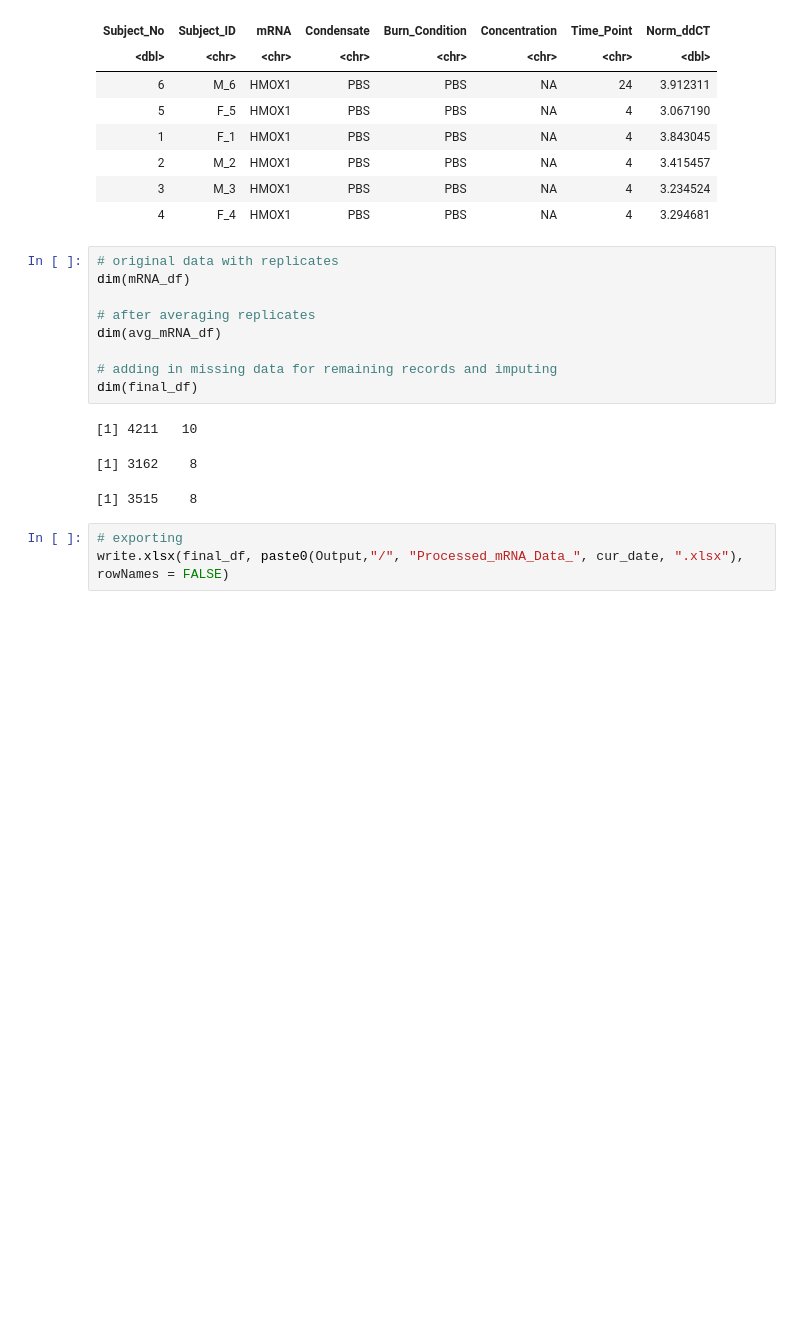
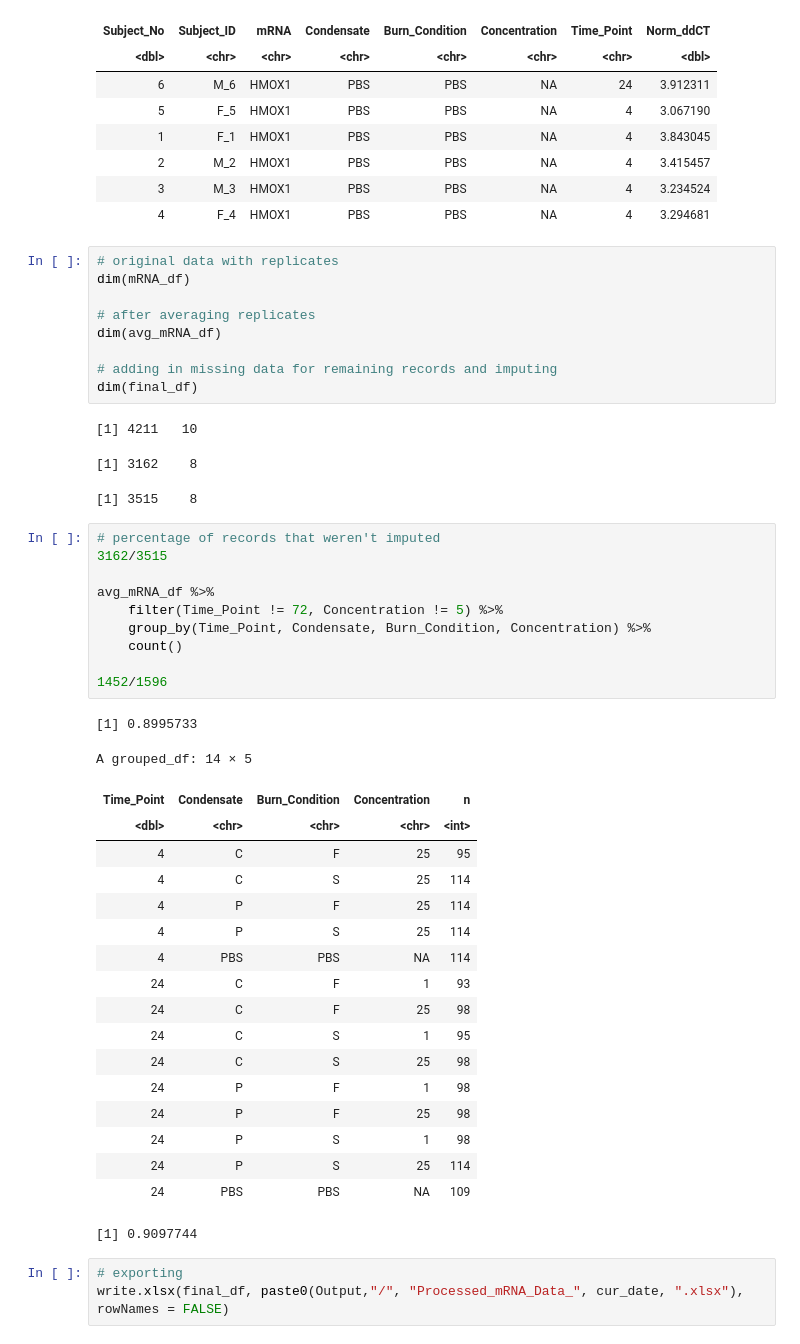
Before and after one commit to UNC-CEMALB/Burn-pit-smoke-condensate-mediated-toxicity-in-human-airway-epithelial-cells-, a Jupyter notebook: 1. Data Processing/mRNA Data Processing.ipynb, the cells around one changed output. Saved outputs shown, nothing was run; the diff lists cells and outputs as text; blank space fills up the shorter version.

```diff
--- a/1. Data Processing/mRNA Data Processing.ipynb
+++ b/1. Data Processing/mRNA Data Processing.ipynb
@@ -207,6 +285,36 @@ dim(final_df)
 [1] 4211   10
 [1] 3162    8
 [1] 3515    8
+# %%
+# percentage of records that weren't imputed
+3162/3515
+
+avg_mRNA_df %>%
+    filter(Time_Point != 72, Concentration != 5) %>%
+    group_by(Time_Point, Condensate, Burn_Condition, Concentration) %>%
+    count()
+
+1452/1596
+# %% [output]
+[1] 0.8995733
+A grouped_df: 14 × 5
+| Time_Point | Condensate | Burn_Condition | Concentration | n |
+| <dbl> | <chr> | <chr> | <chr> | <int> |
+| 4 | C | F | 25 | 95 |
+| 4 | C | S | 25 | 114 |
+| 4 | P | F | 25 | 114 |
+| 4 | P | S | 25 | 114 |
+| 4 | PBS | PBS | NA | 114 |
+| 24 | C | F | 1 | 93 |
+| 24 | C | F | 25 | 98 |
+| 24 | C | S | 1 | 95 |
+| 24 | C | S | 25 | 98 |
+| 24 | P | F | 1 | 98 |
+| 24 | P | F | 25 | 98 |
+| 24 | P | S | 1 | 98 |
+| 24 | P | S | 25 | 114 |
+| 24 | PBS | PBS | NA | 109 |
+[1] 0.9097744
 # %%
 # exporting
 write.xlsx(final_df, paste0(Output,"/", "Processed_mRNA_Data_", cur_date, ".xlsx"), rowNames = FALSE)
```
Also changed, not shown: parts of 10 cells of this notebook.
